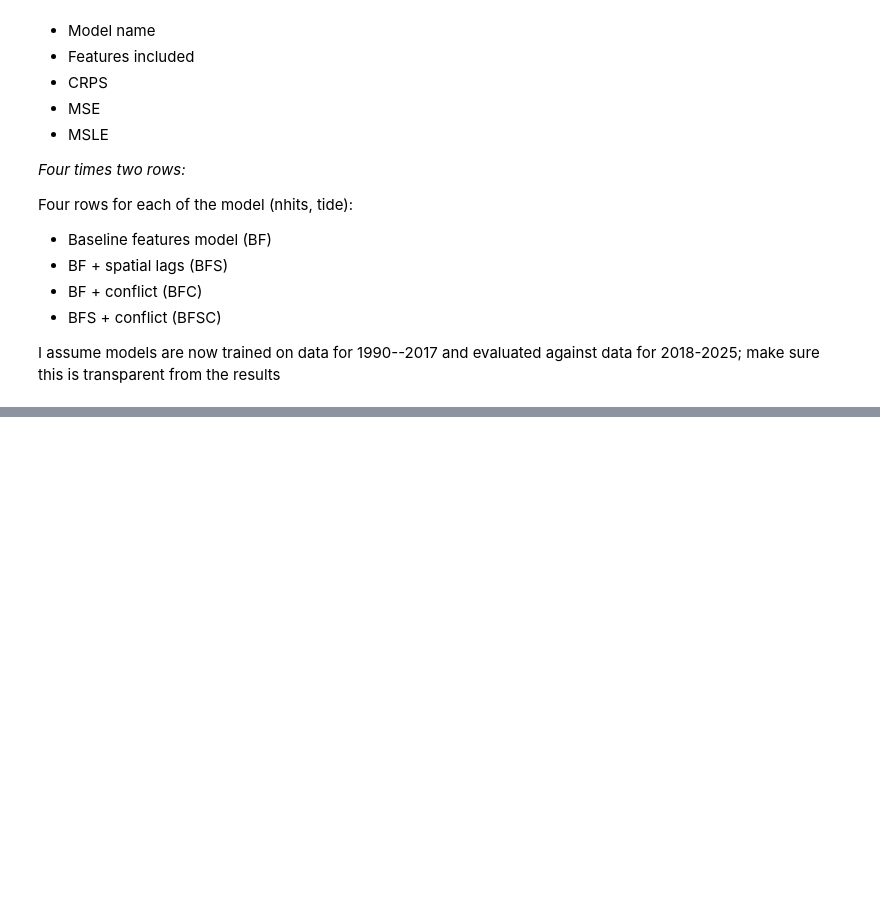
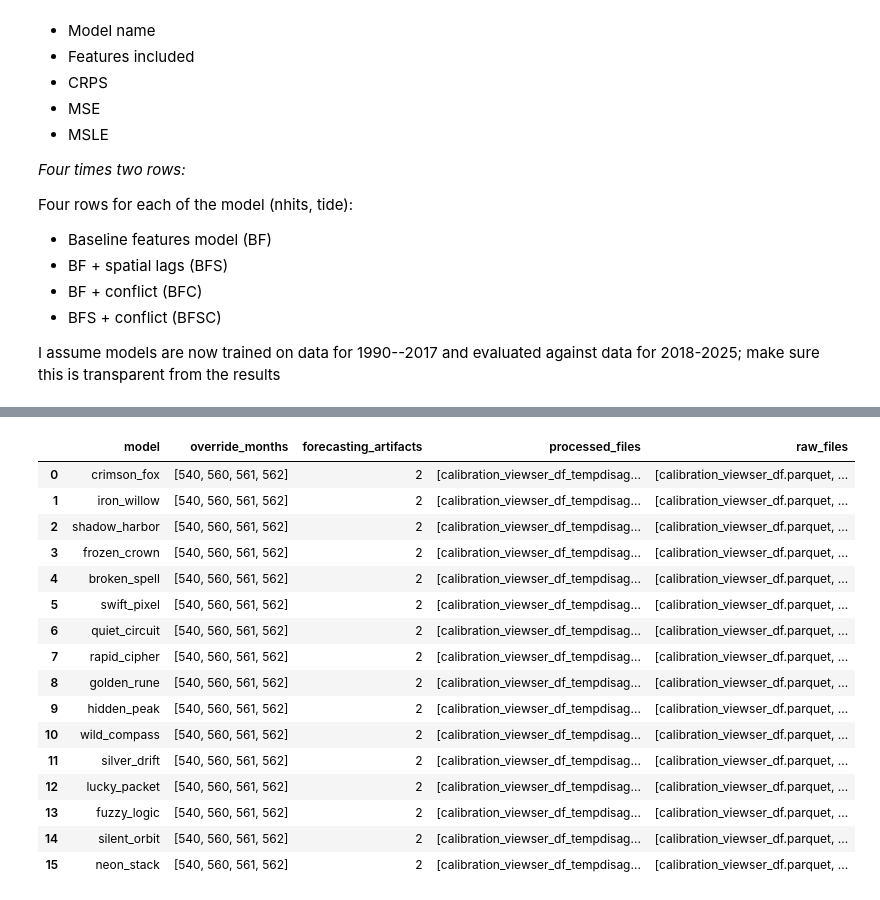
Before and after one commit to views-platform/views-impact-results, a Jupyter notebook: results_for_paper.ipynb, the cells around one changed output, grey strips where cells are left out. Cells and saved outputs as stored; diff of their text form; code cells hidden in the pictures; blank space fills up the shorter version.

```diff
--- a/results_for_paper.ipynb
+++ b/results_for_paper.ipynb
@@ -36,0 +177,87 @@ I assume models are now trained on data for 1990--2017 and evaluated against dat
+# %%
+class ModelDirManager:
+    """One lookup point for every path the pipeline touches for a single model.
+
+    Covers the stored data (calibration override folders, forecasting artifacts,
+    processed and raw parquets) and the unified views-frames output tree, so the
+    rest of the code never assembles paths by hand.
+    """
+
+    def __init__(self, model: str, root: Path = MODELS_ROOT):
+        self.model = model
+        self.data = Path(root) / model / "data"
+
+    @property
+    def generated(self) -> Path:
+        return self.data / "generated"
+
+    @property
+    def processed(self) -> Path:
+        return self.data / "processed"
+
+    @property
+    def raw(self) -> Path:
+        return self.data / "raw"
+
+    def calibration(self, override: int) -> Path:
+        return self.generated / "calibration" / str(override)
+
+    def origin_dir(self, override: int, origin: str) -> Path:
+        return self.calibration(override) / origin / TARGET
+
+    def processed_path(self, run_type: str = "calibration") -> Path:
+        return self.processed / f"{run_type}_viewser_df_tempdisagg.parquet"
+
+    def raw_path(self, run_type: str = "calibration") -> Path:
+        return self.raw / f"{run_type}_viewser_df.parquet"
+
+    def forecasting(self) -> list[Path]:
+        return sorted(self.generated.glob("predictions_forecasting_*"))
+
+    def unified(self, *parts) -> Path:
+        path = self.data / "unified"
+        for part in parts:
+            path = path / str(part)
+        return path
+
+    def unified_origin(self, override: int, origin: str) -> Path:
+        return self.unified("calibration", override, origin, TARGET)
+
+    def unified_processed(self, run_type: str = "calibration") -> Path:
+        return self.unified("processed", run_type)
+
+    def evaluation_dir(self, override: int) -> Path:
+        return self.unified("evaluation", override)
+
+    def inventory(self) -> dict:
+        return {
+            "model": self.model,
+            "override_months": sorted(
+                int(p.name) for p in (self.generated / "calibration").glob("*") if p.is_dir()
+            ),
+            "forecasting_artifacts": len(self.forecasting()),
+            "processed_files": sorted(p.name for p in self.processed.glob("*.parquet")),
+            "raw_files": sorted(p.name for p in self.raw.glob("*.parquet")),
+        }
+
+
+MODEL_DIRS = {model: ModelDirManager(model) for model in MODEL_ROSTER.model}
+display(pd.DataFrame([mgr.inventory() for mgr in MODEL_DIRS.values()]))
+# %% [output]
+|  | model | override_months | forecasting_artifacts | processed_files | raw_files |
+| 0 | crimson_fox | [540, 560, 561, 562] | 2 | [calibration_viewser_df_tempdisag... | [calibration_viewser_df.parquet, ... |
+| 1 | iron_willow | [540, 560, 561, 562] | 2 | [calibration_viewser_df_tempdisag... | [calibration_viewser_df.parquet, ... |
+| 2 | shadow_harbor | [540, 560, 561, 562] | 2 | [calibration_viewser_df_tempdisag... | [calibration_viewser_df.parquet, ... |
+| 3 | frozen_crown | [540, 560, 561, 562] | 2 | [calibration_viewser_df_tempdisag... | [calibration_viewser_df.parquet, ... |
+| 4 | broken_spell | [540, 560, 561, 562] | 2 | [calibration_viewser_df_tempdisag... | [calibration_viewser_df.parquet, ... |
+| 5 | swift_pixel | [540, 560, 561, 562] | 2 | [calibration_viewser_df_tempdisag... | [calibration_viewser_df.parquet, ... |
+| 6 | quiet_circuit | [540, 560, 561, 562] | 2 | [calibration_viewser_df_tempdisag... | [calibration_viewser_df.parquet, ... |
+| 7 | rapid_cipher | [540, 560, 561, 562] | 2 | [calibration_viewser_df_tempdisag... | [calibration_viewser_df.parquet, ... |
+| 8 | golden_rune | [540, 560, 561, 562] | 2 | [calibration_viewser_df_tempdisag... | [calibration_viewser_df.parquet, ... |
+| 9 | hidden_peak | [540, 560, 561, 562] | 2 | [calibration_viewser_df_tempdisag... | [calibration_viewser_df.parquet, ... |
+| 10 | wild_compass | [540, 560, 561, 562] | 2 | [calibration_viewser_df_tempdisag... | [calibration_viewser_df.parquet, ... |
+| 11 | silver_drift | [540, 560, 561, 562] | 2 | [calibration_viewser_df_tempdisag... | [calibration_viewser_df.parquet, ... |
+| 12 | lucky_packet | [540, 560, 561, 562] | 2 | [calibration_viewser_df_tempdisag... | [calibration_viewser_df.parquet, ... |
+| 13 | fuzzy_logic | [540, 560, 561, 562] | 2 | [calibration_viewser_df_tempdisag... | [calibration_viewser_df.parquet, ... |
+| 14 | silent_orbit | [540, 560, 561, 562] | 2 | [calibration_viewser_df_tempdisag... | [calibration_viewser_df.parquet, ... |
+| 15 | neon_stack | [540, 560, 561, 562] | 2 | [calibration_viewser_df_tempdisag... | [calibration_viewser_df.parquet, ... |
```
Also changed, not shown: parts of 17 cells of this notebook, 1 other file.
